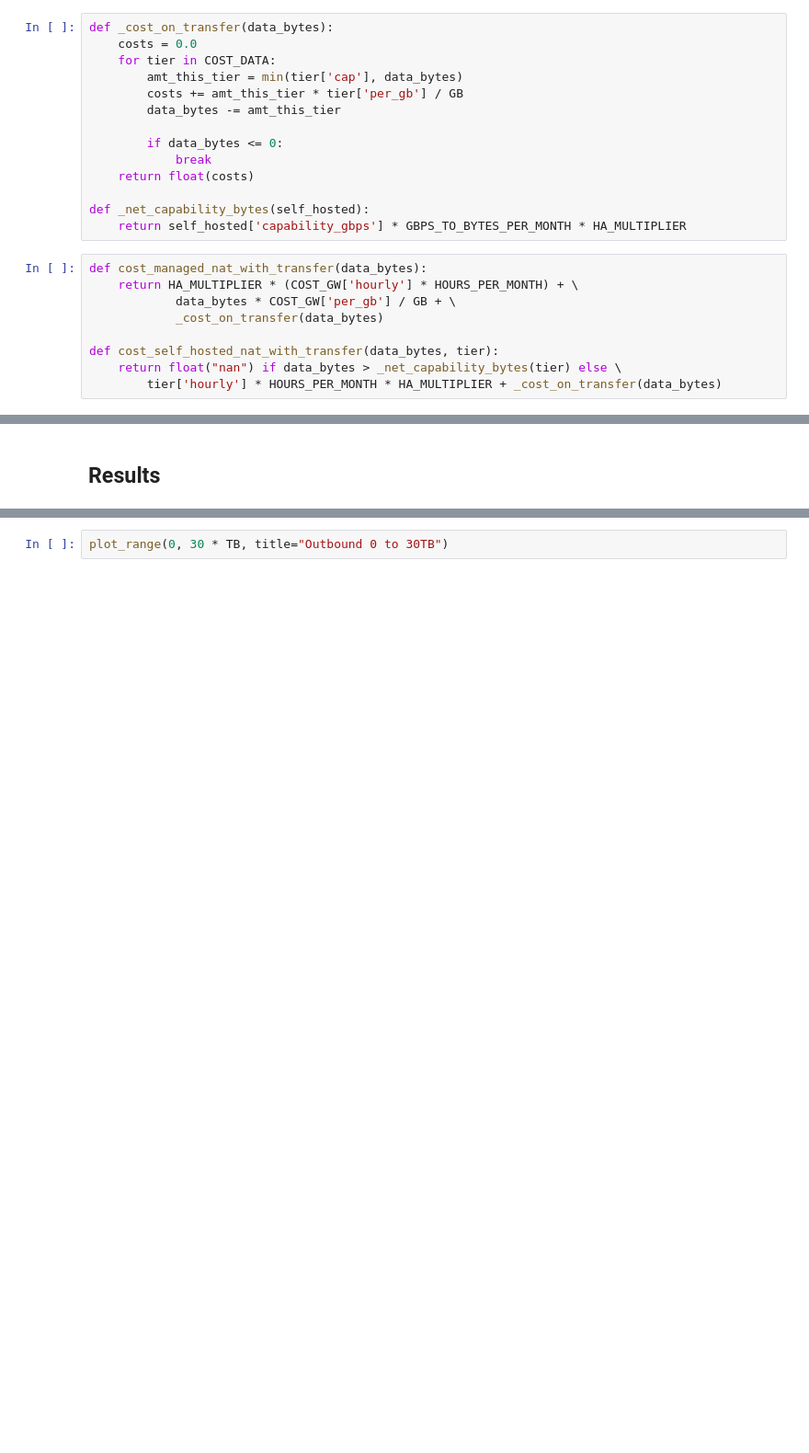
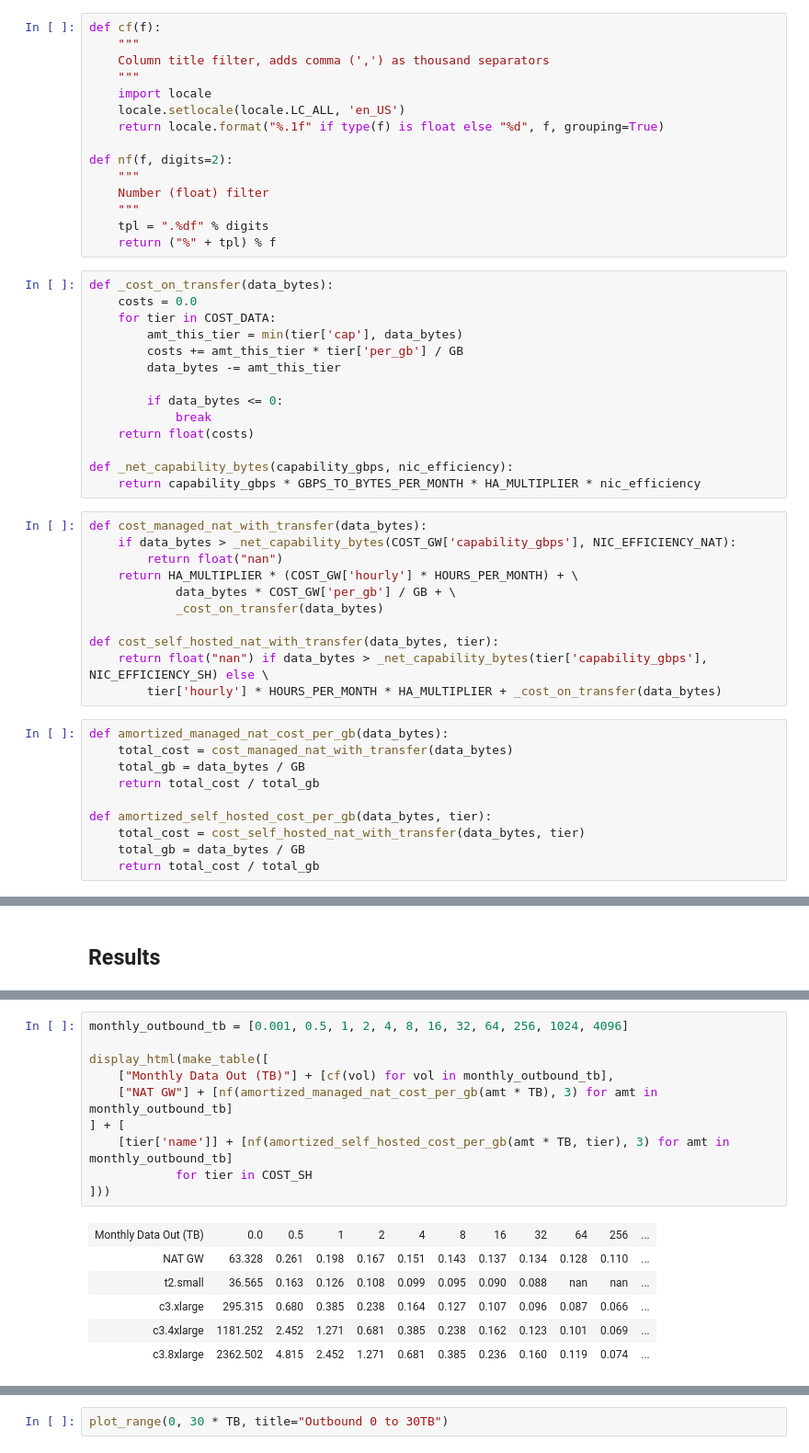
Before and after one commit to clifflu/quick-facts, a Jupyter notebook: aws-managed-nat-gateway-pricing.ipynb, the cells around one changed output, grey strips where cells are left out. Shown: that part at 92% size. Cells and saved outputs as stored; diff of their text form; blank space fills up the shorter version.

Commit message:
Include prorated and total cost projection tables; introduced interface efficiency

```diff
--- a/aws-managed-nat-gateway-pricing.ipynb
+++ b/aws-managed-nat-gateway-pricing.ipynb
@@ -84,3 +91,18 @@ COST_SH = [
+# %%
+def cf(f):
+    """
+    Column title filter, adds comma (',') as thousand separators
+    """
+    import locale
+    locale.setlocale(locale.LC_ALL, 'en_US')
+    return locale.format("%.1f" if type(f) is float else "%d", f, grouping=True)
+
+def nf(f, digits=2):
+    """
+    Number (float) filter
+    """
+    tpl = ".%df" % digits
+    return ("%" + tpl) % f
 # %%
 def _cost_on_transfer(data_bytes):
     costs = 0.0
@@ -93,17 +115,29 @@ def _cost_on_transfer(data_bytes):
             break
     return float(costs)
 
-def _net_capability_bytes(self_hosted):
-    return self_hosted['capability_gbps'] * GBPS_TO_BYTES_PER_MONTH * HA_MULTIPLIER
+def _net_capability_bytes(capability_gbps, nic_efficiency):
+    return capability_gbps * GBPS_TO_BYTES_PER_MONTH * HA_MULTIPLIER * nic_efficiency
 # %%
 def cost_managed_nat_with_transfer(data_bytes):
+    if data_bytes > _net_capability_bytes(COST_GW['capability_gbps'], NIC_EFFICIENCY_NAT):
+        return float("nan")
     return HA_MULTIPLIER * (COST_GW['hourly'] * HOURS_PER_MONTH) + \
             data_bytes * COST_GW['per_gb'] / GB + \
             _cost_on_transfer(data_bytes)
 
 def cost_self_hosted_nat_with_transfer(data_bytes, tier):
-    return float("nan") if data_bytes > _net_capability_bytes(tier) else \
+    return float("nan") if data_bytes > _net_capability_bytes(tier['capability_gbps'], NIC_EFFICIENCY_SH) else \
         tier['hourly'] * HOURS_PER_MONTH * HA_MULTIPLIER + _cost_on_transfer(data_bytes)
+# %%
+def amortized_managed_nat_cost_per_gb(data_bytes):
+    total_cost = cost_managed_nat_with_transfer(data_bytes)
+    total_gb = data_bytes / GB
+    return total_cost / total_gb
+
+def amortized_self_hosted_cost_per_gb(data_bytes, tier):
+    total_cost = cost_self_hosted_nat_with_transfer(data_bytes, tier)
+    total_gb = data_bytes / GB
+    return total_cost / total_gb
 # %%
 def plot_range(bytes_lbound, bytes_ubound, points=100, title=""):
     bytes_transferred = np.linspace(bytes_lbound, bytes_ubound, points)
@@ -133,0 +170,17 @@ def plot_range(bytes_lbound, bytes_ubound, points=100, title=""):
+# %%
+monthly_outbound_tb = [0.001, 0.5, 1, 2, 4, 8, 16, 32, 64, 256, 1024, 4096]
+
+display_html(make_table([
+    ["Monthly Data Out (TB)"] + [cf(vol) for vol in monthly_outbound_tb],
+    ["NAT GW"] + [nf(amortized_managed_nat_cost_per_gb(amt * TB), 3) for amt in monthly_outbound_tb]
+] + [
+    [tier['name']] + [nf(amortized_self_hosted_cost_per_gb(amt * TB, tier), 3) for amt in monthly_outbound_tb]
+            for tier in COST_SH
+]))
+# %% [output]
+| Monthly Data Out (TB) | 0.0 | 0.5 | 1 | 2 | 4 | 8 | 16 | 32 | 64 | 256 | ... |
+| NAT GW | 63.328 | 0.261 | 0.198 | 0.167 | 0.151 | 0.143 | 0.137 | 0.134 | 0.128 | 0.110 | ... |
+| t2.small | 36.565 | 0.163 | 0.126 | 0.108 | 0.099 | 0.095 | 0.090 | 0.088 | nan | nan | ... |
+| c3.xlarge | 295.315 | 0.680 | 0.385 | 0.238 | 0.164 | 0.127 | 0.107 | 0.096 | 0.087 | 0.066 | ... |
+| c3.4xlarge | 1181.252 | 2.452 | 1.271 | 0.681 | 0.385 | 0.238 | 0.162 | 0.123 | 0.101 | 0.069 | ... |
+| c3.8xlarge | 2362.502 | 4.815 | 2.452 | 1.271 | 0.681 | 0.385 | 0.236 | 0.160 | 0.119 | 0.074 | ... |
```
Also changed, not shown: parts of 18 cells of this notebook.
